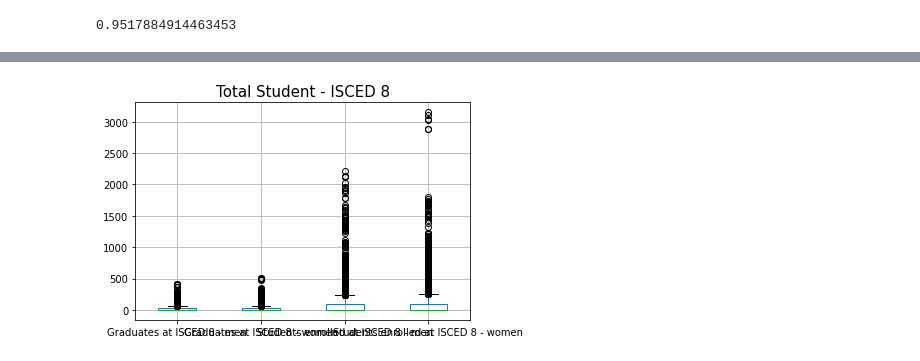
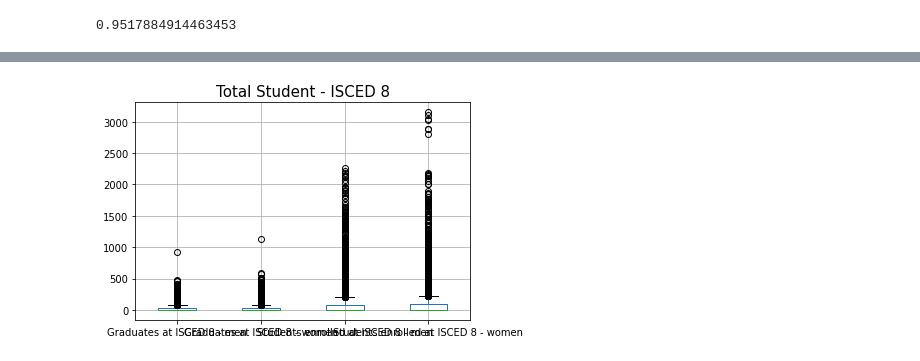
Before and after one commit to robertapassarelli/QME_projectwork, a Jupyter notebook: project_qme.ipynb, the cells around one changed output, grey strips where cells are left out. Cells and saved outputs as stored; diff of their text form; code cells hidden in the pictures.

```diff
--- a/project_qme.ipynb
+++ b/project_qme.ipynb
@@ -368,6 +494,6 @@ Name: Students enrolled at ISCED 8 - women, dtype: float64
 # %%
 # Histogram for the enrolled student: comparisong between men and women
-labels = ['FI', 'IT', 'NO', 'SE']
+labels = set(data['Country Code'])
 men_means = list(tot_stud_enrolled_men)
 women_means = list(tot_stud_enrolled_wom)
 
@@ -388,6 +514,8 @@ ax.legend()
 # %%
-tot_stud_graduated_men = data_clean0.groupby(['Country Code'])['Graduates at ISCED 8 - men'].sum()
-tot_stud_graduated_wom = data_clean0.groupby(['Country Code'])['Graduates at ISCED 8 - women'].sum()
+data['Graduates at ISCED 8 - men'] = data['Graduates at ISCED 8 - men'].astype(int)
+data['Graduates at ISCED 8 - women'] = data['Graduates at ISCED 8 - women'].astype(int)
+tot_stud_graduated_men = data.groupby(['Country Code'])['Graduates at ISCED 8 - men'].sum()
+tot_stud_graduated_wom = data.groupby(['Country Code'])['Graduates at ISCED 8 - women'].sum()
 tot_stud_enrolled_wom
 # %% [output]
 Country Code
@@ -399,6 +529,5 @@ Name: Students enrolled at ISCED 8 - women, dtype: float64
 # %%
 # Histogram for the graduated student: comparisong between men and women
-labels = ['FI', 'IT', 'NO', 'SE']
 men_means = list(tot_stud_graduated_men)
 women_means = list(tot_stud_graduated_wom)
 
@@ -419,6 +548,8 @@ ax.legend()
 # %%
-tot_enrolled = data_clean0.groupby(['Country Code'])['Total students enrolled at ISCED 8'].sum()
-tot_graduated = data_clean0.groupby(['Country Code'])['Total graduates at ISCED 8'].sum()
+data['Total students enrolled at ISCED 8'] = data['Total students enrolled at ISCED 8'].astype(int)
+data['Total graduates at ISCED 8'] = data['Total graduates at ISCED 8'].astype(int)
+tot_enrolled = data.groupby(['Country Code'])['Total students enrolled at ISCED 8'].sum()
+tot_graduated = data.groupby(['Country Code'])['Total graduates at ISCED 8'].sum()
 tot_enrolled
 # %% [output]
 Country Code
@@ -459,16 +604,16 @@ ax.legend()
 # %%
-labels = ['Grad-m', 'Grad-w', 'Enr-m', 'Enr-w']
-boxplot = data_clean0.boxplot(column=['Graduates at ISCED 8 - men','Graduates at ISCED 8 - women',
+boxplot = data.boxplot(column=['Graduates at ISCED 8 - men','Graduates at ISCED 8 - women',
                                'Students enrolled at ISCED 8 - men',
                                'Students enrolled at ISCED 8 - women'])
 plt.title('Total Student - ISCED 8',fontsize=15)
 boxplot
-ax.set_xticks(np.arange(len(labels)))
-ax.set_xticklabels(labels)
+#ax.set_xticks(np.arange(4))
+#ax.set_xticklabels(['Grad-m', 'Grad-w', 'Enr-m', 'Enr-w'])
+
 ax.legend()
 plt.show()
 # %% [output]
-[figure, old version]
+[figure, new version]
 # %%
 # Dendogram
 from scipy.cluster import hierarchy
```
Also changed, not shown: parts of 33 cells of this notebook.
